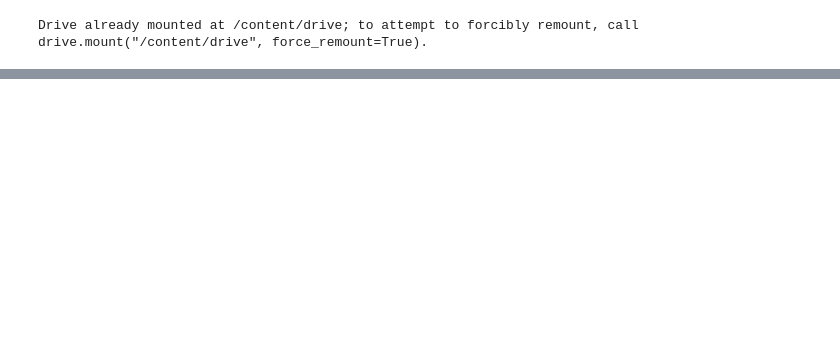
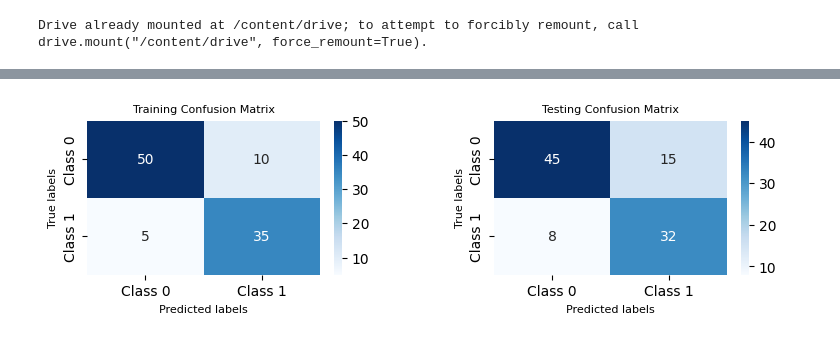
Before and after one commit to asheta66/CNN, a Jupyter notebook: Breast_Diagnosis_Model_A.ipynb, the cells around one changed output, grey strips where cells are left out. Drawn from its saved outputs; the diff is of its cells as text; code cells hidden in the pictures; blank space fills up the shorter version.

```diff
--- a/Breast_Diagnosis_Model_A.ipynb
+++ b/Breast_Diagnosis_Model_A.ipynb
@@ -182,0 +183,63 @@ plt.show()
+# %%
+import matplotlib.pyplot as plt
+import seaborn as sns
+import numpy as np
+
+def plot_confusion_matrices(cm_train, cm_test, class_names,
+                            train_title='Training Confusion Matrix',
+                            test_title='Testing Confusion Matrix',
+                            filename='confusion_matrices.png',
+                            font_size=12):
+    """
+    Plots and saves confusion matrices for training and testing datasets.
+
+    Parameters:
+    - cm_train: Confusion matrix for the training set.
+    - cm_test: Confusion matrix for the testing set.
+    - class_names: List of class names.
+    - train_title: Title for the training confusion matrix plot.
+    - test_title: Title for the testing confusion matrix plot.
+    - filename: File name for saving the plot.
+    - font_size: Font size for the plot labels.
+    """
+
+    fig, axes = plt.subplots(1, 2, figsize=(9, 2))
+    plt.subplots_adjust(wspace=0.4)
+
+    # Plot training confusion matrix
+    sns.heatmap(cm_train, annot=True, fmt='d', ax=axes[0],
+                cmap='Blues', xticklabels=class_names, yticklabels=class_names)
+    axes[0].set_xlabel('Predicted labels', fontsize=font_size)
+    axes[0].set_ylabel('True labels', fontsize=font_size)
+    axes[0].set_title(train_title, fontsize=font_size)
+
+    # Plot testing confusion matrix
+    sns.heatmap(cm_test, annot=True, fmt='d', ax=axes[1],
+                cmap='Blues', xticklabels=class_names, yticklabels=class_names)
+    axes[1].set_xlabel('Predicted labels', fontsize=font_size)
+    axes[1].set_ylabel('True labels', fontsize=font_size)
+    axes[1].set_title(test_title, fontsize=font_size)
+
+    # Save the figure
+    plt.savefig(filename, bbox_inches='tight')
+
+    # Display the figure
+    plt.show()
+
+    # Close the plot
+    plt.close()
+
+# Sample confusion matrices and class names
+cm_train = np.array([[50, 10], [5, 35]])
+cm_test = np.array([[45, 15], [8, 32]])
+classes = ['Class 0', 'Class 1']
+selectedResolutionSize = [32, 32]  # Example resolution size
+
+# Usage of the function
+plot_confusion_matrices(cm_train, cm_test, classes,
+                        train_title='Training Confusion Matrix',
+                        test_title='Testing Confusion Matrix',
+                        filename=f'confusion_matrices_{selectedResolutionSize[0]}x{selectedResolutionSize[1]}.png',
+                        font_size=8)
+# %% [output]
+[figure, added]
```
Also changed, not shown: parts of 6 cells of this notebook.
